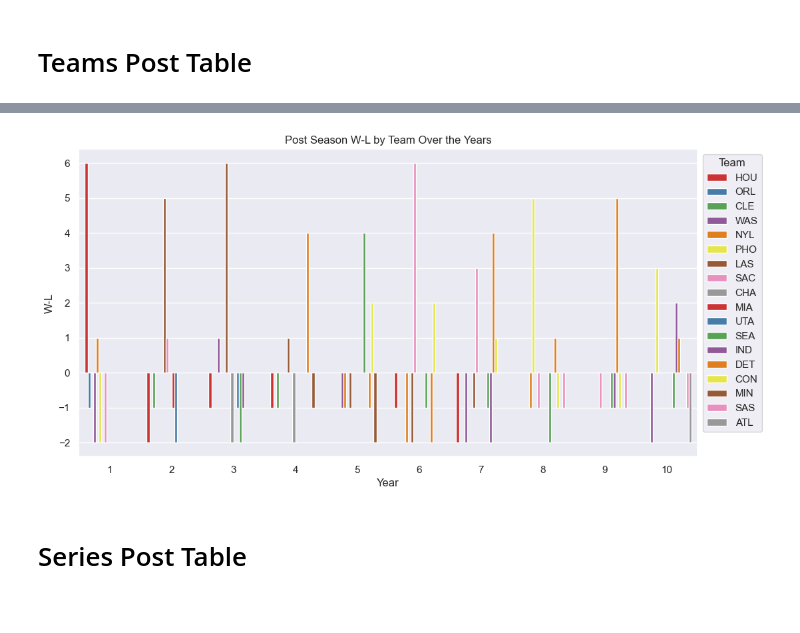
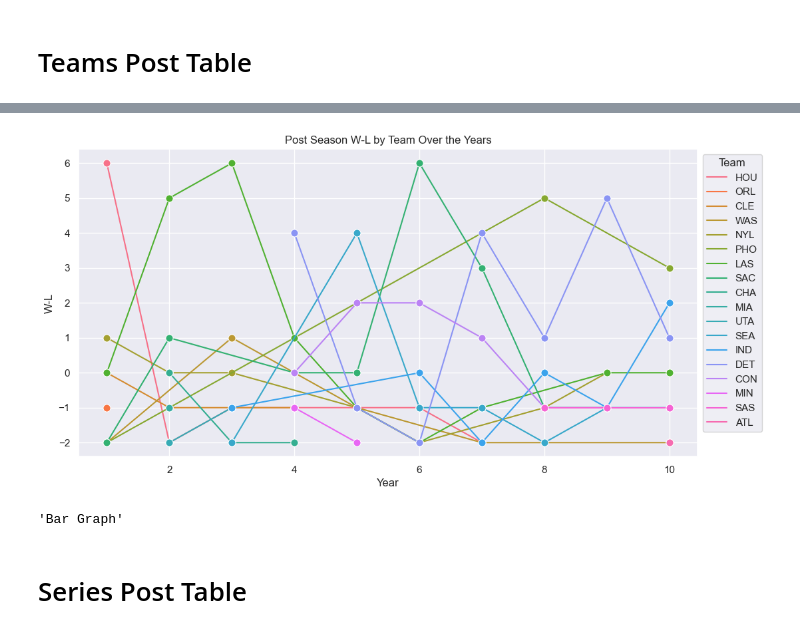
Before and after one commit to MartimHenriques/feup-machine-learning, a Jupyter notebook: src/data_understanding.ipynb, the cells around one changed output, grey strips where cells are left out. Saved outputs shown, nothing was run; the diff lists cells and outputs as text; code cells hidden in the pictures.

```diff
--- a/src/data_understanding.ipynb
+++ b/src/data_understanding.ipynb
@@ -374,27 +377,28 @@ plt.show()
 # %%
 teams_post_df['W-L'] = teams_post_df['W'] - teams_post_df['L']
 
 """Point Graph"""
-# sb.set(style="darkgrid")
-# plt.figure(figsize=(12, 6))
-# sb.lineplot(data=teams_post_df, x='year', y='W/L', hue='tmID', marker="o", markersize=8, dashes=False, palette='Set1')
-# plt.xlabel('Year')
-# plt.ylabel('Wins/Losses')
-# plt.title('Wins by Team Over the Years')
-# plt.legend(title='Team', loc='upper left', bbox_to_anchor=(1, 1))
-# plt.show()
-
-"""Bar Graph"""
 sb.set(style="darkgrid")
 plt.figure(figsize=(12, 6))
-sb.barplot(data=teams_post_df, x='year', y='W-L', hue='tmID', palette='Set1')
+sb.lineplot(data=teams_post_df, x='year', y='W-L', hue='tmID', marker="o", markersize=8, dashes=False)
 plt.xlabel('Year')
 plt.ylabel('W-L')
 plt.title('Post Season W-L by Team Over the Years')
 plt.legend(title='Team', loc='upper left', bbox_to_anchor=(1, 1))
 plt.show()
+
+"""Bar Graph"""
+# sb.set(style="darkgrid")
+# plt.figure(figsize=(12, 6))
+# sb.barplot(data=teams_post_df, x='year', y='W-L', hue='tmID', palette='Set1')
+# plt.xlabel('Year')
+# plt.ylabel('W-L')
+# plt.title('Post Season W-L by Team Over the Years')
+# plt.legend(title='Team', loc='upper left', bbox_to_anchor=(1, 1))
+# plt.show()
 # %% [output]
-[figure, old version]
+[figure, new version]
+'Bar Graph'
 # %% [markdown]
 # Series Post Table
 # %%
```
Also changed, not shown: parts of 2 cells of this notebook.
